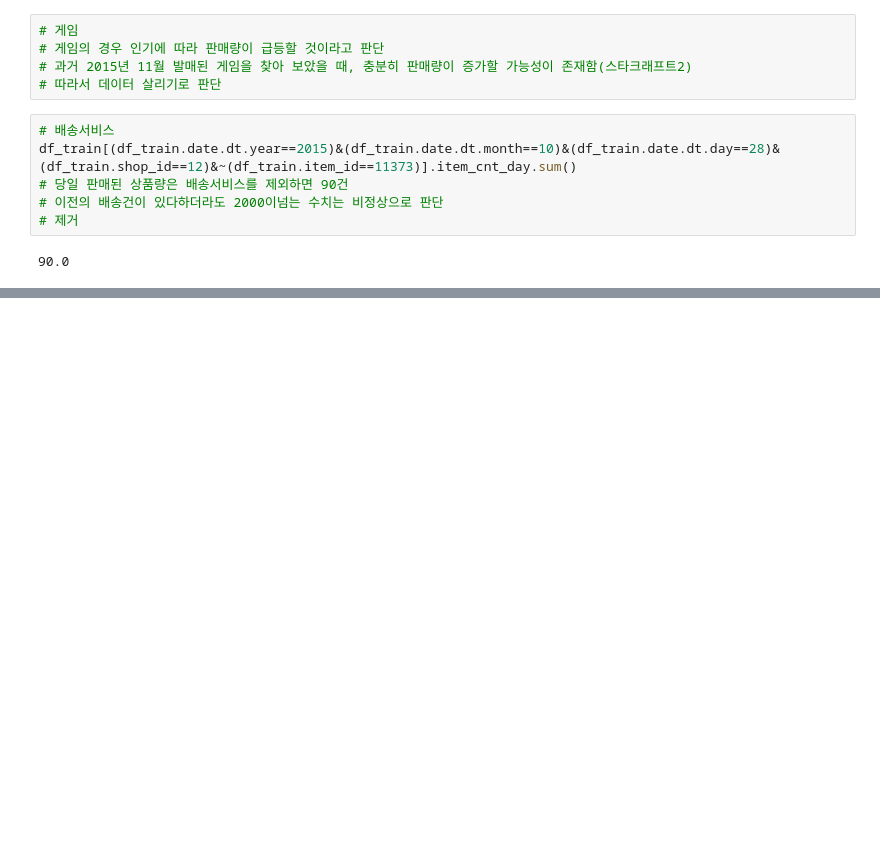
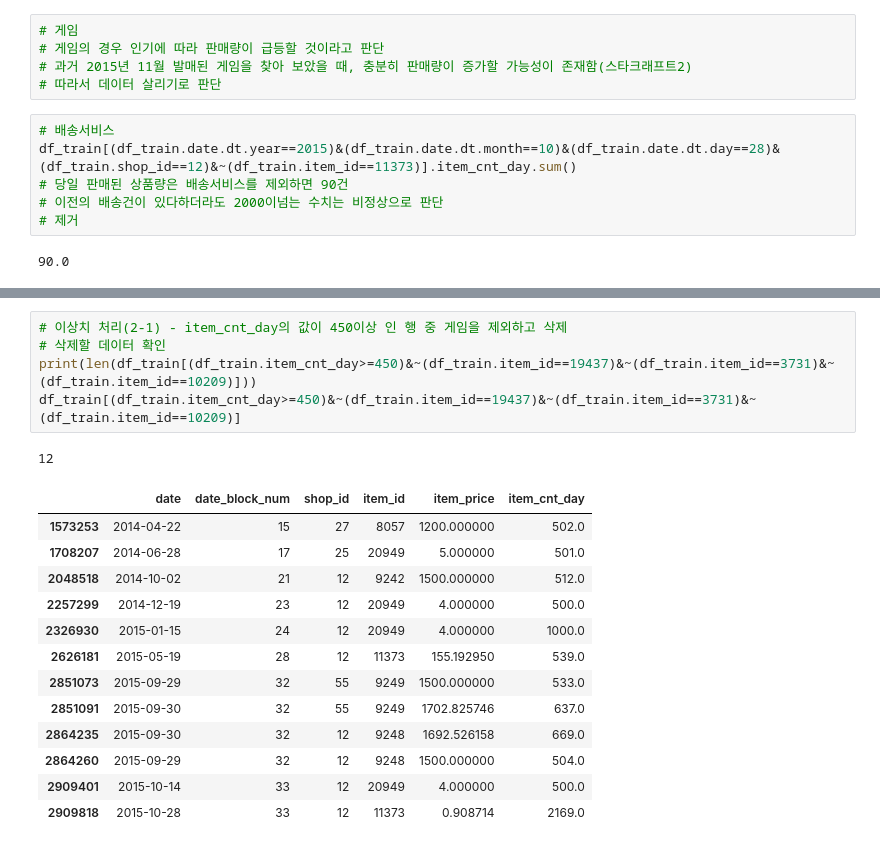
Before and after one commit to dodo-Riley/kaggle, a Jupyter notebook: Future_Sales/upload/DatPi_future_sales_EDA.ipynb, the cells around one changed output, grey strips where cells are left out. Saved outputs shown, nothing was run; the diff lists cells and outputs as text; blank space fills up the shorter version.

```diff
--- a/Future_Sales/upload/DatPi_future_sales_EDA.ipynb
+++ b/Future_Sales/upload/DatPi_future_sales_EDA.ipynb
@@ -455,0 +461,20 @@ df_train[(df_train.date.dt.year==2015)&(df_train.date.dt.month==10)&(df_train.da
+# %%
+# 이상치 처리(2-1) - item_cnt_day의 값이 450이상 인 행 중 게임을 제외하고 삭제
+# 삭제할 데이터 확인
+print(len(df_train[(df_train.item_cnt_day>=450)&~(df_train.item_id==19437)&~(df_train.item_id==3731)&~(df_train.item_id==10209)]))
+df_train[(df_train.item_cnt_day>=450)&~(df_train.item_id==19437)&~(df_train.item_id==3731)&~(df_train.item_id==10209)]
+# %% [output]
+12
+|  | date | date_block_num | shop_id | item_id | item_price | item_cnt_day |
+| 1573253 | 2014-04-22 | 15 | 27 | 8057 | 1200.000000 | 502.0 |
+| 1708207 | 2014-06-28 | 17 | 25 | 20949 | 5.000000 | 501.0 |
+| 2048518 | 2014-10-02 | 21 | 12 | 9242 | 1500.000000 | 512.0 |
+| 2257299 | 2014-12-19 | 23 | 12 | 20949 | 4.000000 | 500.0 |
+| 2326930 | 2015-01-15 | 24 | 12 | 20949 | 4.000000 | 1000.0 |
+| 2626181 | 2015-05-19 | 28 | 12 | 11373 | 155.192950 | 539.0 |
+| 2851073 | 2015-09-29 | 32 | 55 | 9249 | 1500.000000 | 533.0 |
+| 2851091 | 2015-09-30 | 32 | 55 | 9249 | 1702.825746 | 637.0 |
+| 2864235 | 2015-09-30 | 32 | 12 | 9248 | 1692.526158 | 669.0 |
+| 2864260 | 2015-09-29 | 32 | 12 | 9248 | 1500.000000 | 504.0 |
+| 2909401 | 2015-10-14 | 33 | 12 | 20949 | 4.000000 | 500.0 |
+| 2909818 | 2015-10-28 | 33 | 12 | 11373 | 0.908714 | 2169.0 |
```
Also changed, not shown: parts of 31 cells of this notebook.
